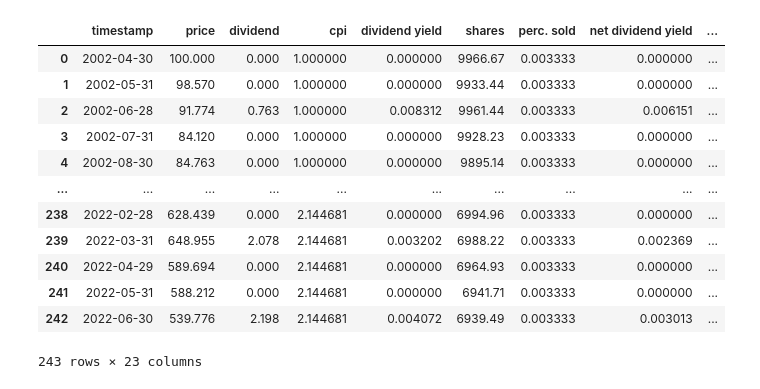
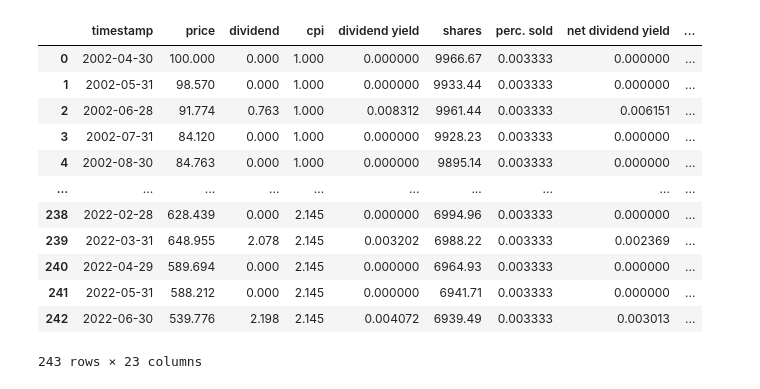
Before and after one commit to reasv/capsim, a Jupyter notebook: sim.ipynb, the cells around one changed output. Cells and saved outputs as stored; diff of their text form; code cells hidden in the pictures.

```diff
--- a/sim.ipynb
+++ b/sim.ipynb
@@ -37,13 +38,13 @@ def load_source_data(prices_file, bigmac_file):
     df['dividend yield'] = df['dividend'] / df['price']
     # Normalize CPI to 1 and stock price to 100
     df['cpi'] = df['cpi'].fillna(bmprice['cpi'].iloc[0])
-    df['cpi'] = df['cpi'] / df['cpi'].iloc[0]
+    df['cpi'] = (df['cpi'] / df['cpi'].iloc[0]).round(3)
     df['price'] = (df['price'] / df['price'].iloc[0] * 100).round(3)
     # Dividend per share
     df['dividend'] = (df['dividend yield'] * df['price']).round(3)
     return df
 # %%
-src = load_source_data("monthly_adjusted_VTI.csv", "bigmac.csv")
+src = load_source_data(f"monthly_adjusted_{ticker}.csv", "bigmac.csv")
 src
 # %% [output]
 |  | timestamp | price | dividend | cpi | dividend yield |
@@ -62,43 +63,47 @@ src
 # %%
 df = src.copy()
 initial_shares = initial_investment / df['price'].iloc[0]
 initial_price = df['price'].iloc[0]
 initial_price, initial_shares
 df['shares'] = initial_shares
 df['perc. sold'] = monthly_sale_percentage
 df['net dividend yield'] = df['dividend yield'] * (1 - dividend_tax)
-# This model assumes we reinvest the entire post-tax dividend, then sell the fixed monthly percentage of the portfolio
-# This means that net stock sales can be negative, which means we are buying stocks because the dividend yield is higher than the sale percentage
+# This model assumes we reinvest the entire post-tax dividend, then sell the fixed monthly percentage of the portfolio according to the yearly sale schedule of 4%
+# This means that net stock sales can be negative, which means we are buying stocks, because the dividend yield is higher than the sale percentage
 # We use gross stock sales to calculate our revenue, but only net stock sales contribute to capital gains tax, because we only pay tax on the profit
 # The difference between gross and net stock sales is the amount of stock we bought with the dividend, and the dividend tax is calculated on the gross dividend before reinvestment
 df['shares'] = (df['shares'] * (1 - (df['perc. sold'] - df['net dividend yield'])).cumprod()).round(2)
 df['shares sold'] = (df['shares'].shift(1).fillna(initial_shares) * df['perc. sold']).round(2)
 df['net shares sold'] = (df['shares'].shift(1).fillna(initial_shares) - df['shares']).round(3)
 df['portfolio value'] = (df['shares'] * df['price']).round(2)
 df['total port change'] = ((df['portfolio value'] / initial_investment)).round(4)
 df['monthly value inc'] = (df['portfolio value'] - df['portfolio value'].shift(1).fillna(initial_investment)).round(2)
 df['inflation adj. value'] = (df['portfolio value'] / df['cpi']).round(2)
 df['infl. adj. port change'] = ((df['portfolio value'] / df['cpi'] / initial_investment)).round(4)
 df['shares sold value'] = (df['shares sold'] * df['price']).round(2)
-df['capital gains'] = ((df['price'] - initial_price) * df['shares sold']).round(2)
+
+# Capital gains tax is calculated on the profit from net selling of stocks, not on the entire sale value.
+# We clip the net sales to 0, so we don't pay tax on buying stocks
+df['capital gains'] = ((df['price'] - initial_price) * df['net shares sold'].clip(lower=0)).round(2)
 df['capital gains tax'] = (df['capital gains'] * capital_gains_tax).round(2)
-df['tax %'] = (df['capital gains tax'] / df['shares sold value']).round(4)
+#df['tax %'] = (df['capital gains tax'] / df['shares sold value']).round(4)
 df['net income'] = (df['shares sold'] * df['price'] - df['capital gains tax']).round(2)
 df['dividend tax'] = (df['shares'] * df['dividend'] * dividend_tax).round(2)
+df['total dividends'] = (df['shares'] * df['dividend']).round(2)
 df['infl. adj. income'] = (df['net income'] / df['cpi']).round(2)
 df['infl. adj. income change'] = ((df['infl. adj. income'] / df['infl. adj. income'].iloc[0])).round(4)
 df
 # %% [output]
 |  | timestamp | price | dividend | cpi | dividend yield | shares | perc. sold | net dividend yield | ... |
-| 0 | 2002-04-30 | 100.000 | 0.000 | 1.000000 | 0.000000 | 9966.67 | 0.003333 | 0.000000 | ... |
-| 1 | 2002-05-31 | 98.570 | 0.000 | 1.000000 | 0.000000 | 9933.44 | 0.003333 | 0.000000 | ... |
-| 2 | 2002-06-28 | 91.774 | 0.763 | 1.000000 | 0.008312 | 9961.44 | 0.003333 | 0.006151 | ... |
-| 3 | 2002-07-31 | 84.120 | 0.000 | 1.000000 | 0.000000 | 9928.23 | 0.003333 | 0.000000 | ... |
-| 4 | 2002-08-30 | 84.763 | 0.000 | 1.000000 | 0.000000 | 9895.14 | 0.003333 | 0.000000 | ... |
+| 0 | 2002-04-30 | 100.000 | 0.000 | 1.000 | 0.000000 | 9966.67 | 0.003333 | 0.000000 | ... |
+| 1 | 2002-05-31 | 98.570 | 0.000 | 1.000 | 0.000000 | 9933.44 | 0.003333 | 0.000000 | ... |
+| 2 | 2002-06-28 | 91.774 | 0.763 | 1.000 | 0.008312 | 9961.44 | 0.003333 | 0.006151 | ... |
+| 3 | 2002-07-31 | 84.120 | 0.000 | 1.000 | 0.000000 | 9928.23 | 0.003333 | 0.000000 | ... |
+| 4 | 2002-08-30 | 84.763 | 0.000 | 1.000 | 0.000000 | 9895.14 | 0.003333 | 0.000000 | ... |
 | ... | ... | ... | ... | ... | ... | ... | ... | ... | ... |
-| 238 | 2022-02-28 | 628.439 | 0.000 | 2.144681 | 0.000000 | 6994.96 | 0.003333 | 0.000000 | ... |
-| 239 | 2022-03-31 | 648.955 | 2.078 | 2.144681 | 0.003202 | 6988.22 | 0.003333 | 0.002369 | ... |
-| 240 | 2022-04-29 | 589.694 | 0.000 | 2.144681 | 0.000000 | 6964.93 | 0.003333 | 0.000000 | ... |
-| 241 | 2022-05-31 | 588.212 | 0.000 | 2.144681 | 0.000000 | 6941.71 | 0.003333 | 0.000000 | ... |
-| 242 | 2022-06-30 | 539.776 | 2.198 | 2.144681 | 0.004072 | 6939.49 | 0.003333 | 0.003013 | ... |
+| 238 | 2022-02-28 | 628.439 | 0.000 | 2.145 | 0.000000 | 6994.96 | 0.003333 | 0.000000 | ... |
+| 239 | 2022-03-31 | 648.955 | 2.078 | 2.145 | 0.003202 | 6988.22 | 0.003333 | 0.002369 | ... |
+| 240 | 2022-04-29 | 589.694 | 0.000 | 2.145 | 0.000000 | 6964.93 | 0.003333 | 0.000000 | ... |
+| 241 | 2022-05-31 | 588.212 | 0.000 | 2.145 | 0.000000 | 6941.71 | 0.003333 | 0.000000 | ... |
+| 242 | 2022-06-30 | 539.776 | 2.198 | 2.145 | 0.004072 | 6939.49 | 0.003333 | 0.003013 | ... |
 243 rows × 23 columns
```
Also changed, not shown: parts of 15 cells of this notebook.
